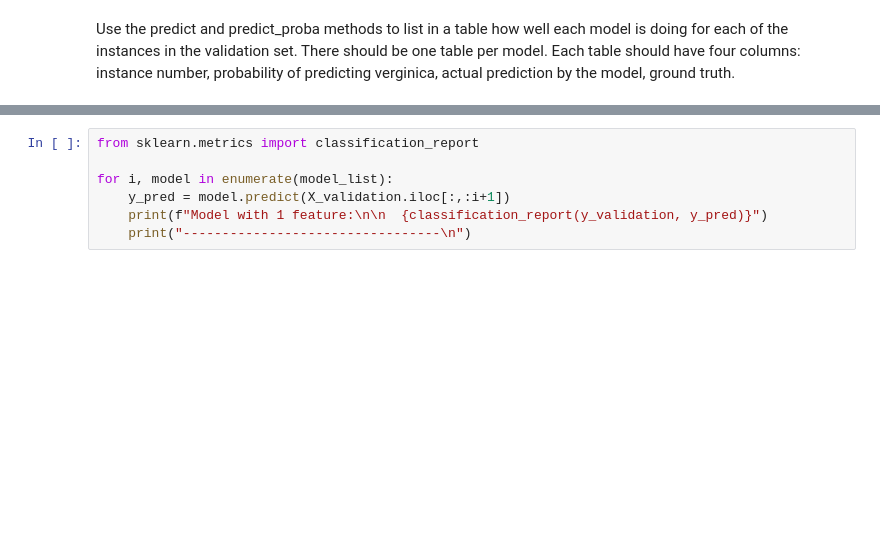
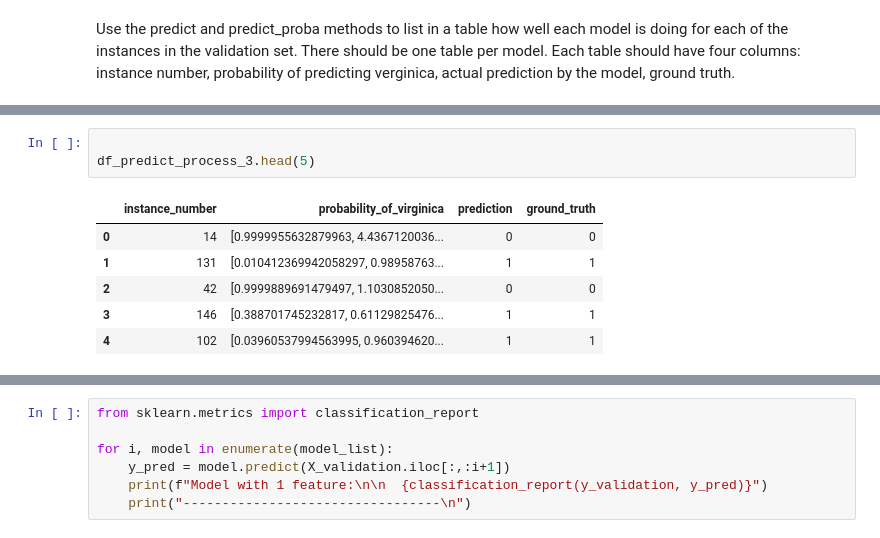
Before and after one commit to guggg/CSCN8010-labs, a Jupyter notebook: iris_lab6.ipynb, the cells around one changed output, grey strips where cells are left out. Drawn from its saved outputs; the diff is of its cells as text; blank space fills up the shorter version.

```diff
--- a/iris_lab6.ipynb
+++ b/iris_lab6.ipynb
@@ -274,0 +283,10 @@ print(df_predict_process_4.head(5))
+# %%
+
+df_predict_process_3.head(5)
+# %% [output]
+|  | instance_number | probability_of_virginica | prediction | ground_truth |
+| 0 | 14 | [0.9999955632879963, 4.4367120036... | 0 | 0 |
+| 1 | 131 | [0.010412369942058297, 0.98958763... | 1 | 1 |
+| 2 | 42 | [0.9999889691479497, 1.1030852050... | 0 | 0 |
+| 3 | 146 | [0.388701745232817, 0.61129825476... | 1 | 1 |
+| 4 | 102 | [0.03960537994563995, 0.960394620... | 1 | 1 |
```
Also changed, not shown: parts of 7 cells of this notebook, 4 other files.
